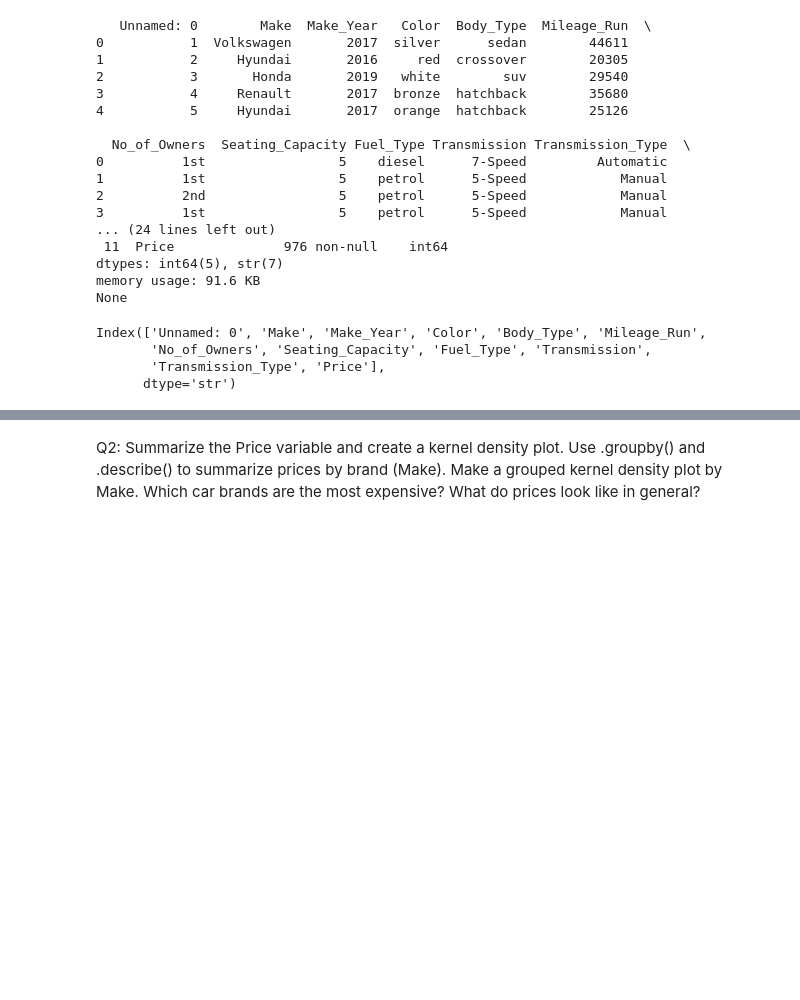
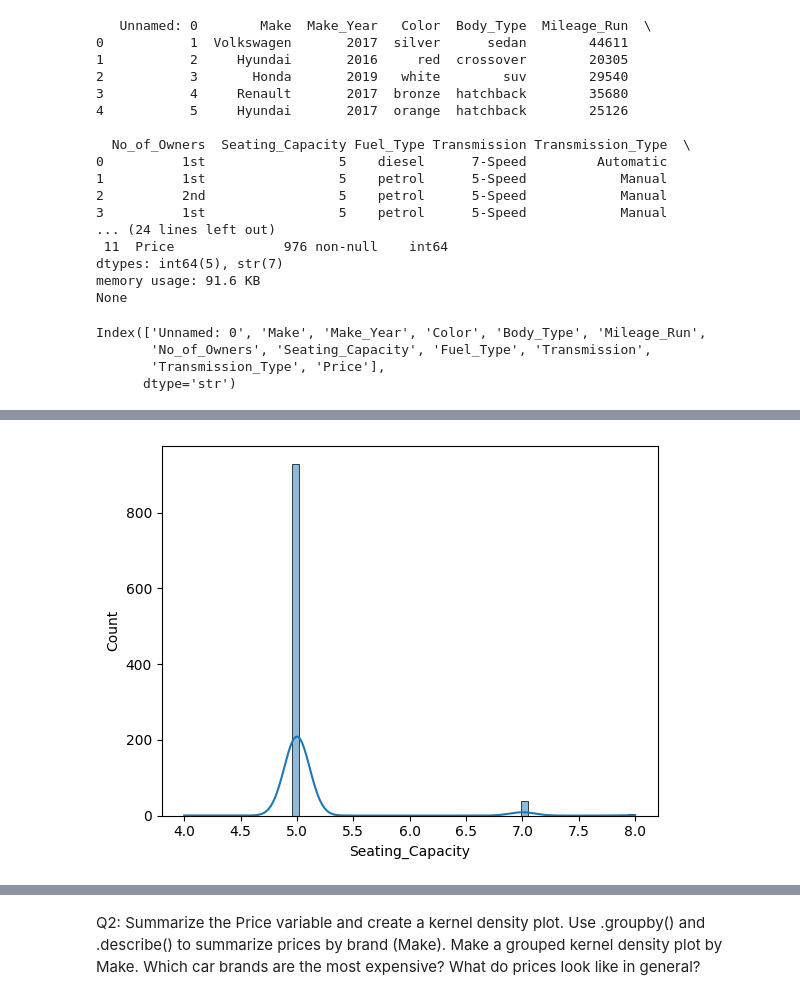
Before and after one commit to natalie-s11/week_8, a Jupyter notebook: Lab_IV_Linear_Models.ipynb, the cells around one changed output, grey strips where cells are left out. Cells and saved outputs as stored; diff of their text form; code cells hidden in the pictures; blank space fills up the shorter version.

```diff
--- a/Lab_IV_Linear_Models.ipynb
+++ b/Lab_IV_Linear_Models.ipynb
@@ -443,0 +441,7 @@ Cars.drop(columns="Unnamed: 0")
+# %%
+sns.histplot(Cars['Seating_Capacity'], kde=True)
+plt.show()
+# Drop becuase lowkey useless
+Cars.drop(columns = 'Seating_Capacity', inplace=True)
+# %% [output]
+[figure, added]
```
Also changed, not shown: parts of 35 cells of this notebook, 1 other file.
